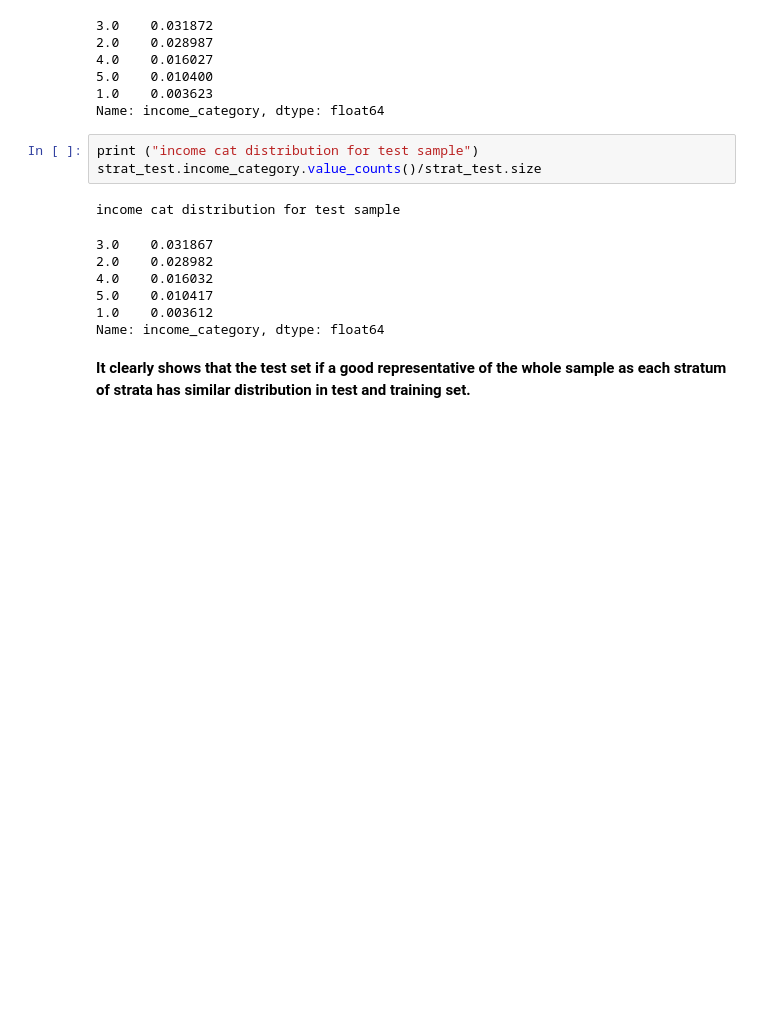
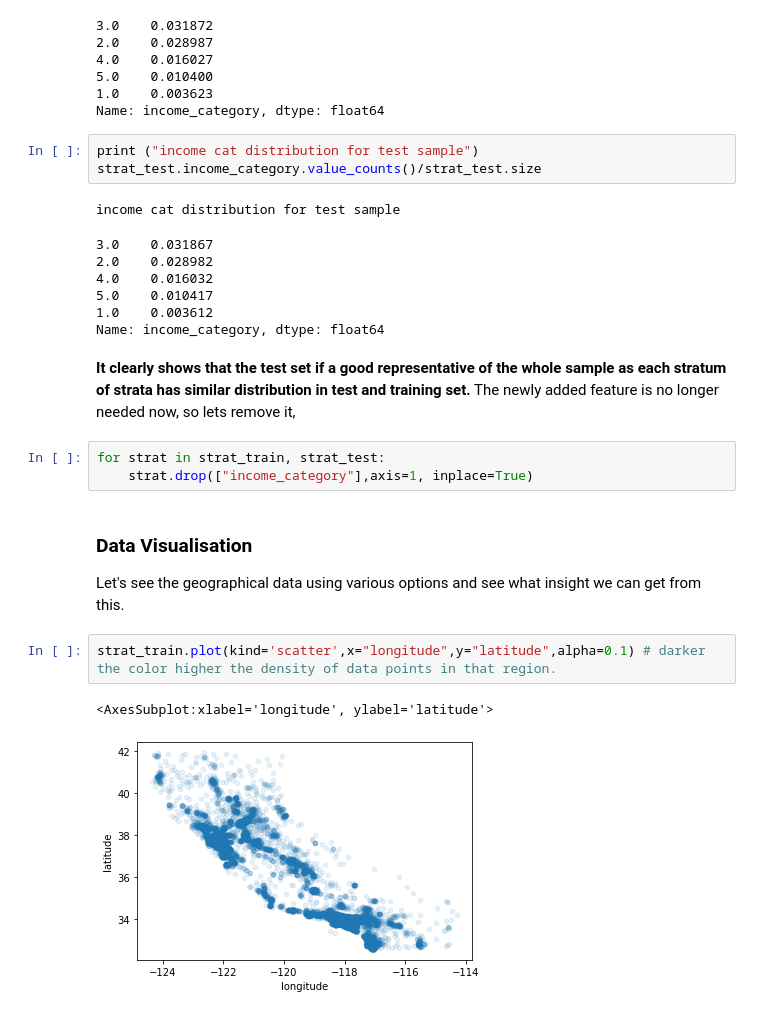
Before and after one commit to ramankhurana/DataScience, a Jupyter notebook: CaliforniaHousingPrice/HousingPricePrediction.ipynb, the cells around one changed output. Cells and saved outputs as stored; diff of their text form; blank space fills up the shorter version.

```diff
--- a/CaliforniaHousingPrice/HousingPricePrediction.ipynb
+++ b/CaliforniaHousingPrice/HousingPricePrediction.ipynb
@@ -262,4 +262,15 @@ income cat distribution for test sample
 1.0    0.003612
 Name: income_category, dtype: float64
 # %% [markdown]
-**It clearly shows that the test set if a good representative of the whole sample as each stratum of strata has similar distribution in test and training set.**
+**It clearly shows that the test set if a good representative of the whole sample as each stratum of strata has similar distribution in test and training set.** The newly added feature is no longer needed now, so lets remove it,
+# %%
+for strat in strat_train, strat_test:
+    strat.drop(["income_category"],axis=1, inplace=True)
+# %% [markdown]
+### Data Visualisation
+Let's see the geographical data using various options and see what insight we can get from this.
+# %%
+strat_train.plot(kind='scatter',x="longitude",y="latitude",alpha=0.1) # darker the color higher the density of data points in that region.
+# %% [output]
+<AxesSubplot:xlabel='longitude', ylabel='latitude'>
+[figure, added]
```
Also changed, not shown: parts of 3 cells of this notebook.
